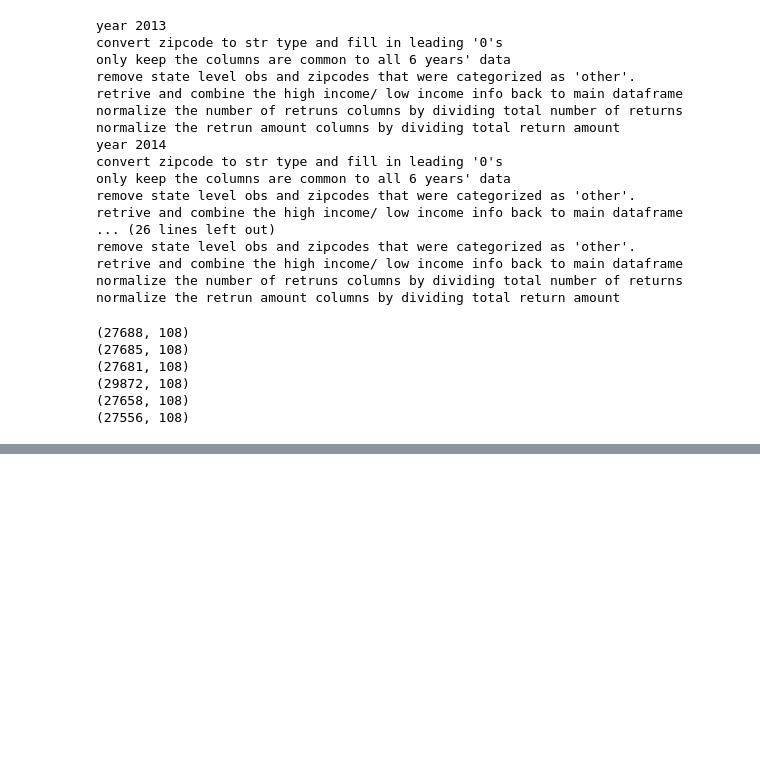
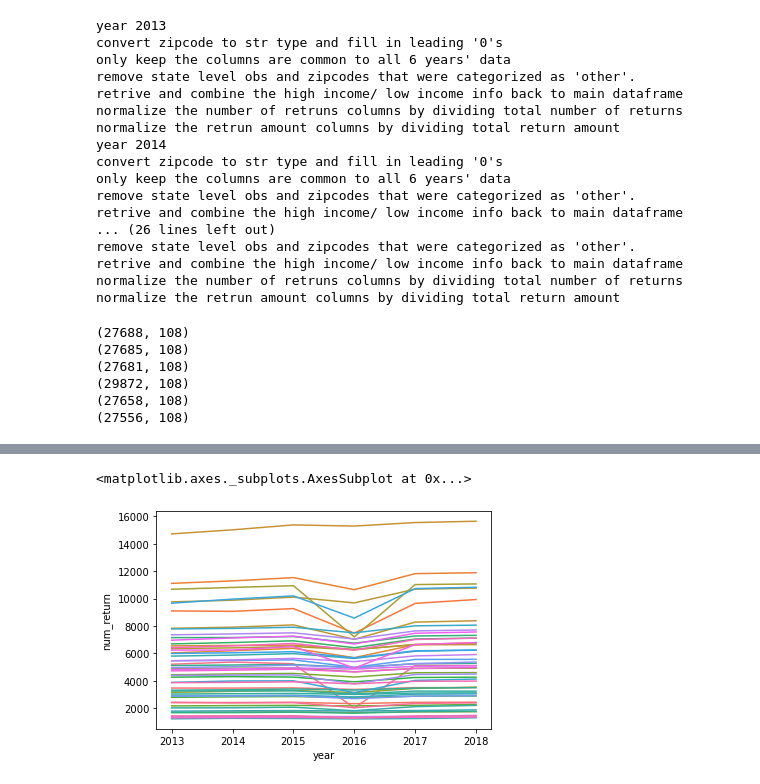
Before and after one commit to valgarland/zri_ml_capstone, a Jupyter notebook: Working/cleaning_IRS.ipynb, the cells around one changed output, grey strips where cells are left out. Saved outputs shown, nothing was run; the diff lists cells and outputs as text; code cells hidden in the pictures; blank space fills up the shorter version.

```diff
--- a/Working/cleaning_IRS.ipynb
+++ b/Working/cleaning_IRS.ipynb
@@ -65,6 +67,10 @@ def tax_data_clean(df, verbose = True):
             'n07260','a07260','n09400','a09400','n10600','a10600','n59660','a59660','n59720',
             'a59720','n11070','a11070','n10960','a10960','n06500','a06500','n10300','a10300',
             'n85300','a85300','n11901','a11901','n11902','a11902']]
+        df = df.rename(columns={'n01750':'n01700',
+                                'a01750':'a01700',
+                               'n07225':'n07220',
+                               'a07225':'a07220'})
 
     if verbose:
         print("only keep the columns are common to all 6 years' data")
@@ -306,0 +307,7 @@ sample.head()
+# %%
+table = full_analysis.groupby(['year','state']).mean()['num_return'].reset_index()
+sns.lineplot(data=table, x="year", y="num_return", hue="state",legend=False)
+# plt.legend(bbox_to_anchor=(1.05, 1), loc=2, borderaxespad=0.)
+# %% [output]
+<matplotlib.axes._subplots.AxesSubplot at 0x...>
+[figure, added]
```
Also changed, not shown: parts of 26 cells of this notebook.
